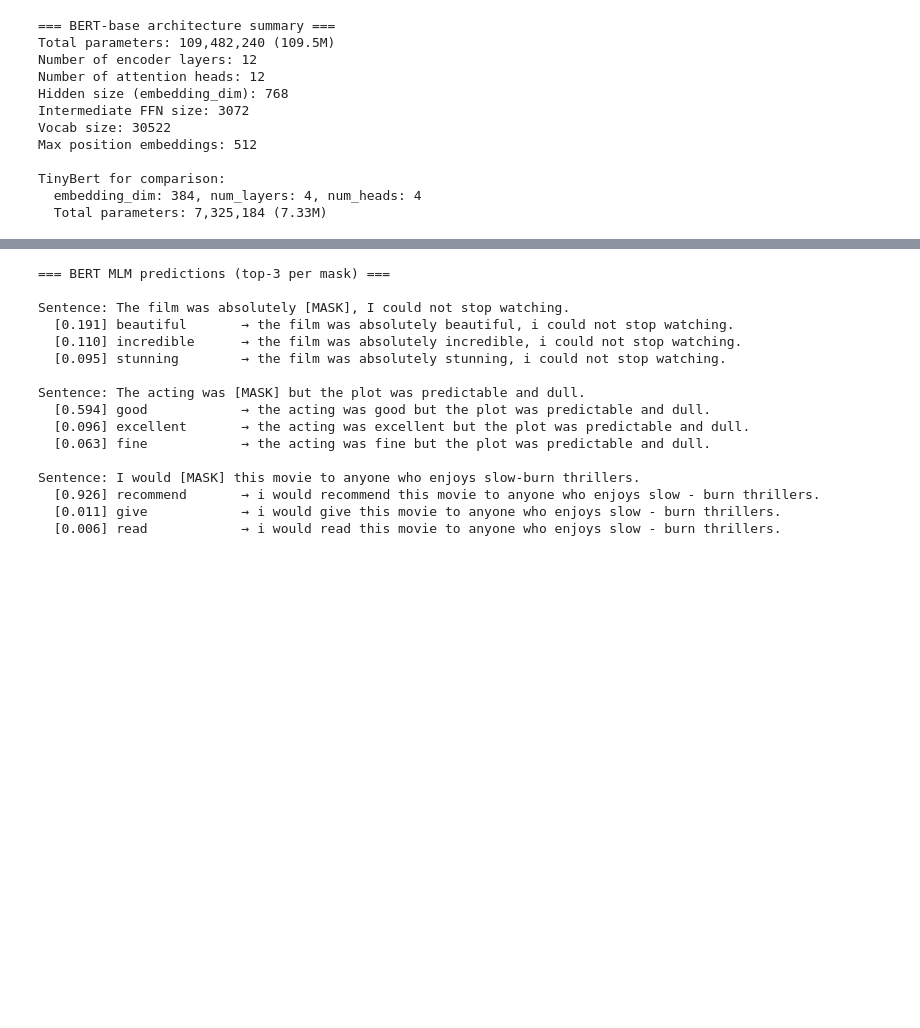
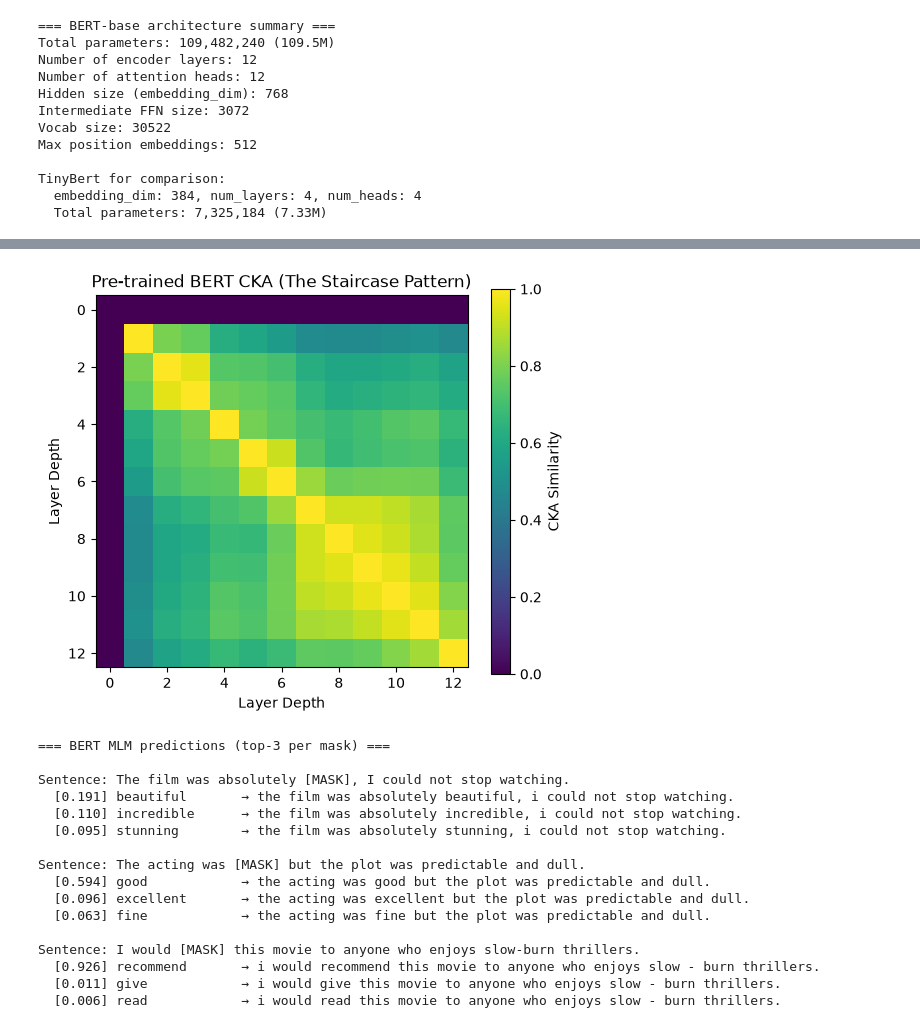
Before and after one commit to mdossett204/AI-maths-foundations, a Jupyter notebook: NLP-learning-notebooks/week7-BERT/Week_7_encoder.ipynb, the cells around one changed output, grey strips where cells are left out. Cells and saved outputs as stored; diff of their text form; code cells hidden in the pictures; blank space fills up the shorter version.

```diff
--- a/NLP-learning-notebooks/week7-BERT/Week_7_encoder.ipynb
+++ b/NLP-learning-notebooks/week7-BERT/Week_7_encoder.ipynb
@@ -308 +333,36 @@ TinyBert for comparison:
+# %%
+# Pass our test batch through the pre-trained BERT
+# We must tokenize using the official BERT tokenizer since it has a different vocab
+# Let's decode the same batch of 32 IMDb sentences from Concept 1 back to text so we can compare fairly!
+texts = []
+for seq in batch_input_ids:
+    words = [id_to_token[idx.item()] for idx in seq if idx.item() != pad_id]
+    texts.append("".join(words).replace("</w>", " "))
+bert_inputs = bert_tokenizer(texts, padding=True, truncation=True, return_tensors="pt").to(device)
+
+with torch.no_grad():
+    bert_outputs = bert_model(**bert_inputs)
+
+# bert_outputs.hidden_states contains 13 tensors (embedding + 12 layers)
+# We will grab the hidden state for each layer and compute CKA
+num_trained_layers = len(bert_outputs.hidden_states)
+trained_cka_matrix = torch.zeros((num_trained_layers, num_trained_layers))
+
+for i in range(num_trained_layers):
+    for j in range(num_trained_layers):
+        # We take the [CLS] token (index 0) from each sentence to compute CKA
+        rep_i = bert_outputs.hidden_states[i][:, 0, :]
+        rep_j = bert_outputs.hidden_states[j][:, 0, :]
+        trained_cka_matrix[i, j] = linear_cka(rep_i, rep_j)
+
+# Plot it!
+plt.figure(figsize=(6, 5))
+plt.imshow(trained_cka_matrix.numpy(), vmin=0, vmax=1, cmap="viridis")
+plt.colorbar(label="CKA Similarity")
+plt.title("Pre-trained BERT CKA (The Staircase Pattern)")
+plt.xlabel("Layer Depth")
+plt.ylabel("Layer Depth")
+plt.show()
+# %% [output]
+[figure, added]
 # %%
```
Also changed, not shown: parts of 28 cells of this notebook, 1 other file.
